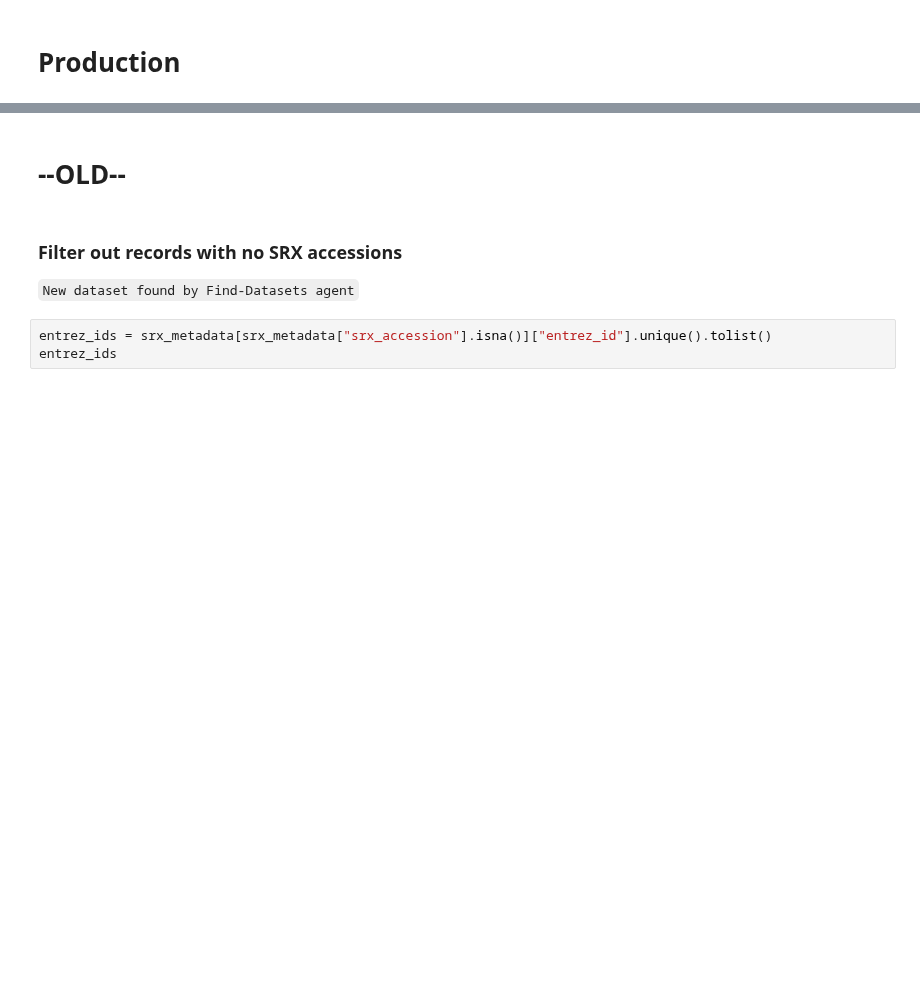
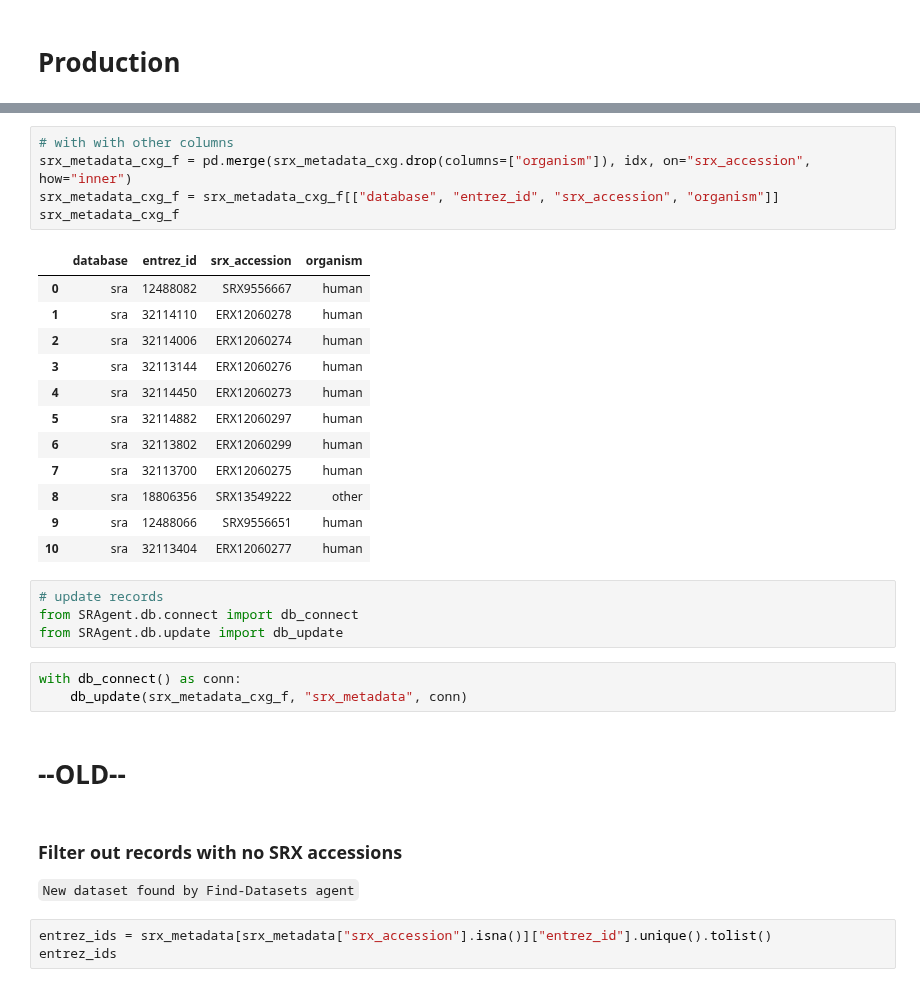
Before and after one commit to timoast/SRAgent, a Jupyter notebook: notebooks/db_check.ipynb, the cells around one changed output, grey strips where cells are left out. Drawn from its saved outputs; the diff is of its cells as text; blank space fills up the shorter version.

```diff
--- a/notebooks/db_check.ipynb
+++ b/notebooks/db_check.ipynb
@@ -91,3 +146,28 @@ srx_metadata
+# %%
+# with with other columns
+srx_metadata_cxg_f = pd.merge(srx_metadata_cxg.drop(columns=["organism"]), idx, on="srx_accession", how="inner")
+srx_metadata_cxg_f = srx_metadata_cxg_f[["database", "entrez_id", "srx_accession", "organism"]]
+srx_metadata_cxg_f
+# %% [output]
+|  | database | entrez_id | srx_accession | organism |
+| 0 | sra | 12488082 | SRX9556667 | human |
+| 1 | sra | 32114110 | ERX12060278 | human |
+| 2 | sra | 32114006 | ERX12060274 | human |
+| 3 | sra | 32113144 | ERX12060276 | human |
+| 4 | sra | 32114450 | ERX12060273 | human |
+| 5 | sra | 32114882 | ERX12060297 | human |
+| 6 | sra | 32113802 | ERX12060299 | human |
+| 7 | sra | 32113700 | ERX12060275 | human |
+| 8 | sra | 18806356 | SRX13549222 | other |
+| 9 | sra | 12488066 | SRX9556651 | human |
+| 10 | sra | 32113404 | ERX12060277 | human |
+# %%
+# update records
+from SRAgent.db.connect import db_connect
+from SRAgent.db.update import db_update
+# %%
+with db_connect() as conn:
+    db_update(srx_metadata_cxg_f, "srx_metadata", conn)
 # %% [markdown]
 # --OLD--
 # %% [markdown]
```
Also changed, not shown: parts of 11 cells of this notebook, 2 other files.
